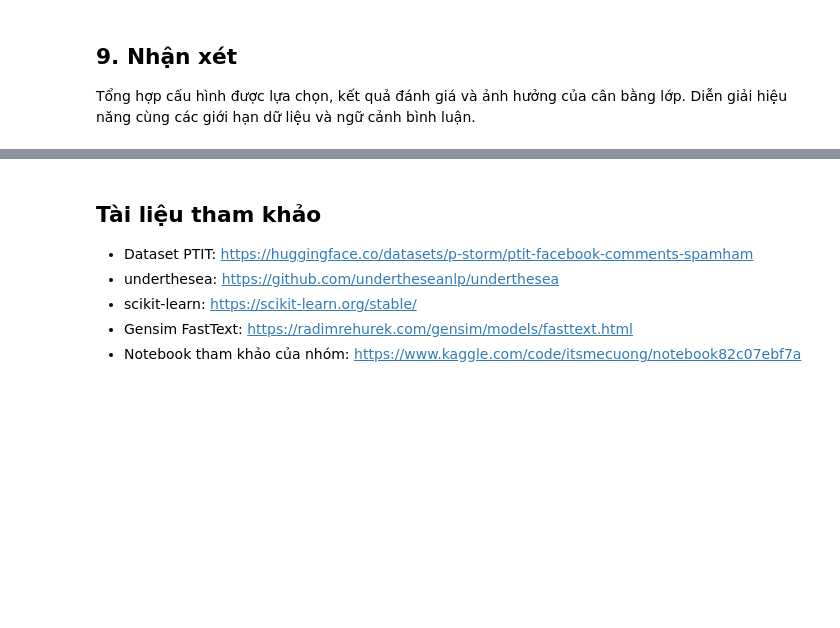
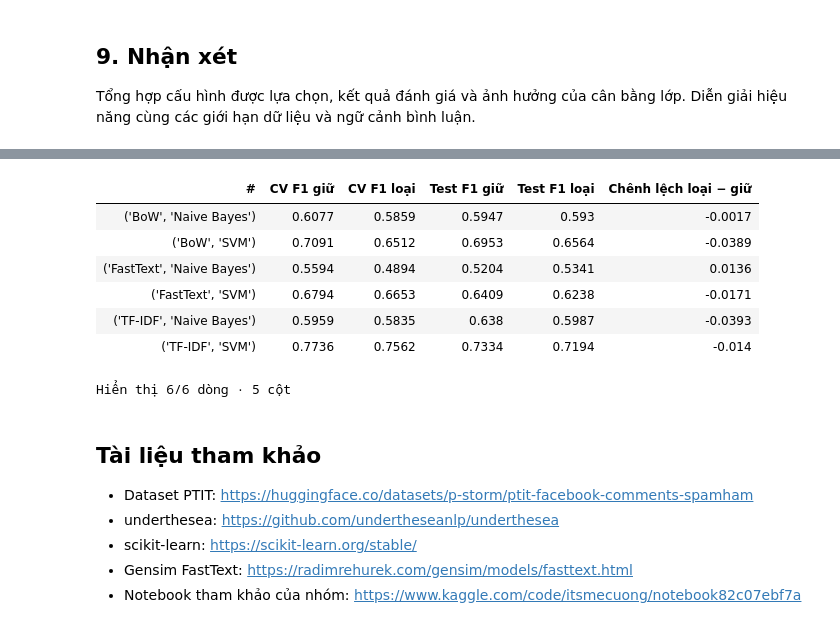
Before and after one commit to P-Bao/ptit-facebook-spam-ham, a Jupyter notebook: notebooks/02_thuc_nghiem_va_demo.ipynb, the cells around one changed output, grey strips where cells are left out. Drawn from its saved outputs; the diff is of its cells as text; code cells hidden in the pictures; blank space fills up the shorter version.

```diff
--- a/notebooks/02_thuc_nghiem_va_demo.ipynb
+++ b/notebooks/02_thuc_nghiem_va_demo.ipynb
@@ -610,3 +718,22 @@ display(Markdown(summary))
+# %%
+stopword_results = pd.DataFrame(RESULTS)
+cv_stopwords = stopword_results.pivot(index=["Đặc trưng", "Thuật toán"], columns="Tiền xử lý", values="CV F1 (spam)")
+test_stopwords = stopword_results.pivot(index=["Đặc trưng", "Thuật toán"], columns="Tiền xử lý", values="F1")
+stopword_comparison = pd.DataFrame({
+    "CV F1 giữ": cv_stopwords["giữ stop words"], "CV F1 loại": cv_stopwords["có loại stop words"],
+    "Test F1 giữ": test_stopwords["giữ stop words"], "Test F1 loại": test_stopwords["có loại stop words"],
+    "Chênh lệch loại − giữ": test_stopwords["có loại stop words"] - test_stopwords["giữ stop words"],
+})
+display(stopword_comparison.round(4))
+# %% [output]
+| # | CV F1 giữ | CV F1 loại | Test F1 giữ | Test F1 loại | Chênh lệch loại − giữ |
+| ('BoW', 'Naive Bayes') | 0.6077 | 0.5859 | 0.5947 | 0.593 | -0.0017 |
+| ('BoW', 'SVM') | 0.7091 | 0.6512 | 0.6953 | 0.6564 | -0.0389 |
+| ('FastText', 'Naive Bayes') | 0.5594 | 0.4894 | 0.5204 | 0.5341 | 0.0136 |
+| ('FastText', 'SVM') | 0.6794 | 0.6653 | 0.6409 | 0.6238 | -0.0171 |
+| ('TF-IDF', 'Naive Bayes') | 0.5959 | 0.5835 | 0.638 | 0.5987 | -0.0393 |
+| ('TF-IDF', 'SVM') | 0.7736 | 0.7562 | 0.7334 | 0.7194 | -0.014 |
+Hiển thị 6/6 dòng · 5 cột
 # %% [markdown]
 ## Tài liệu tham khảo
 
```
Also changed, not shown: parts of 15 cells of this notebook, 23 other files.
